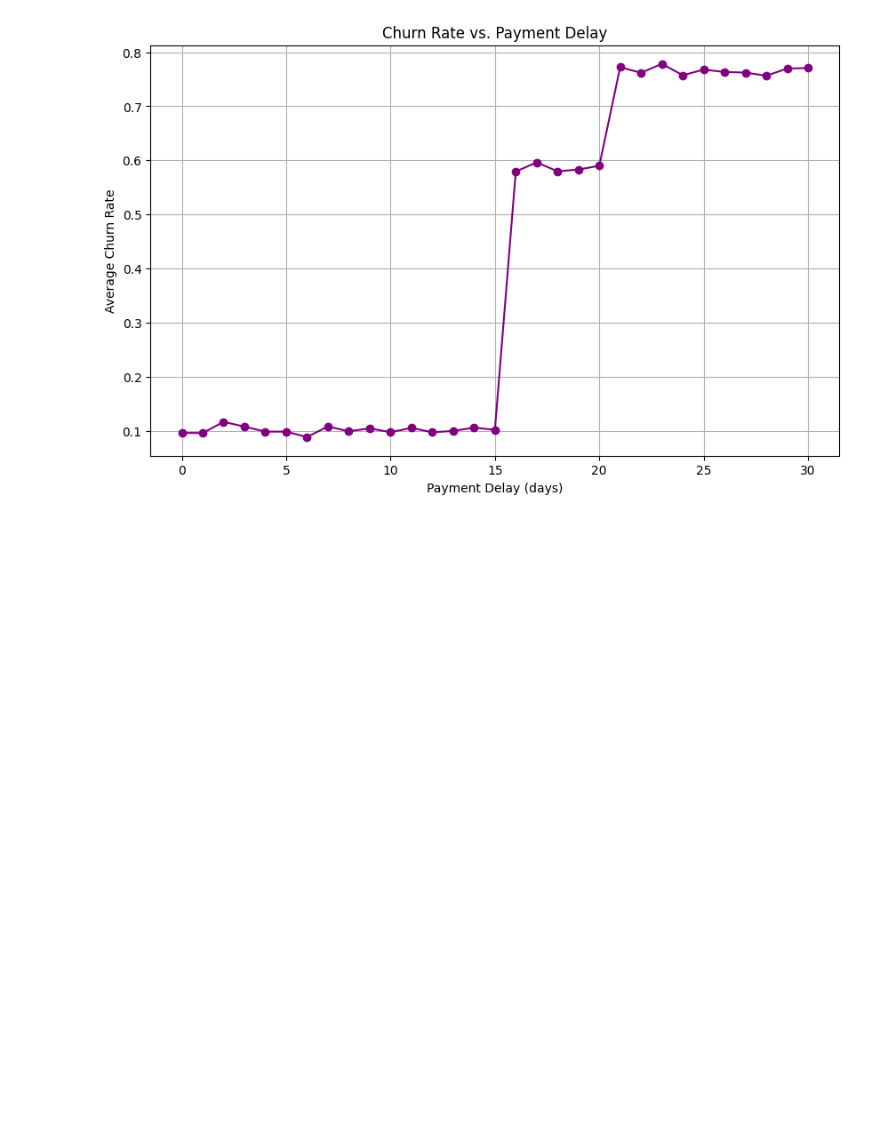
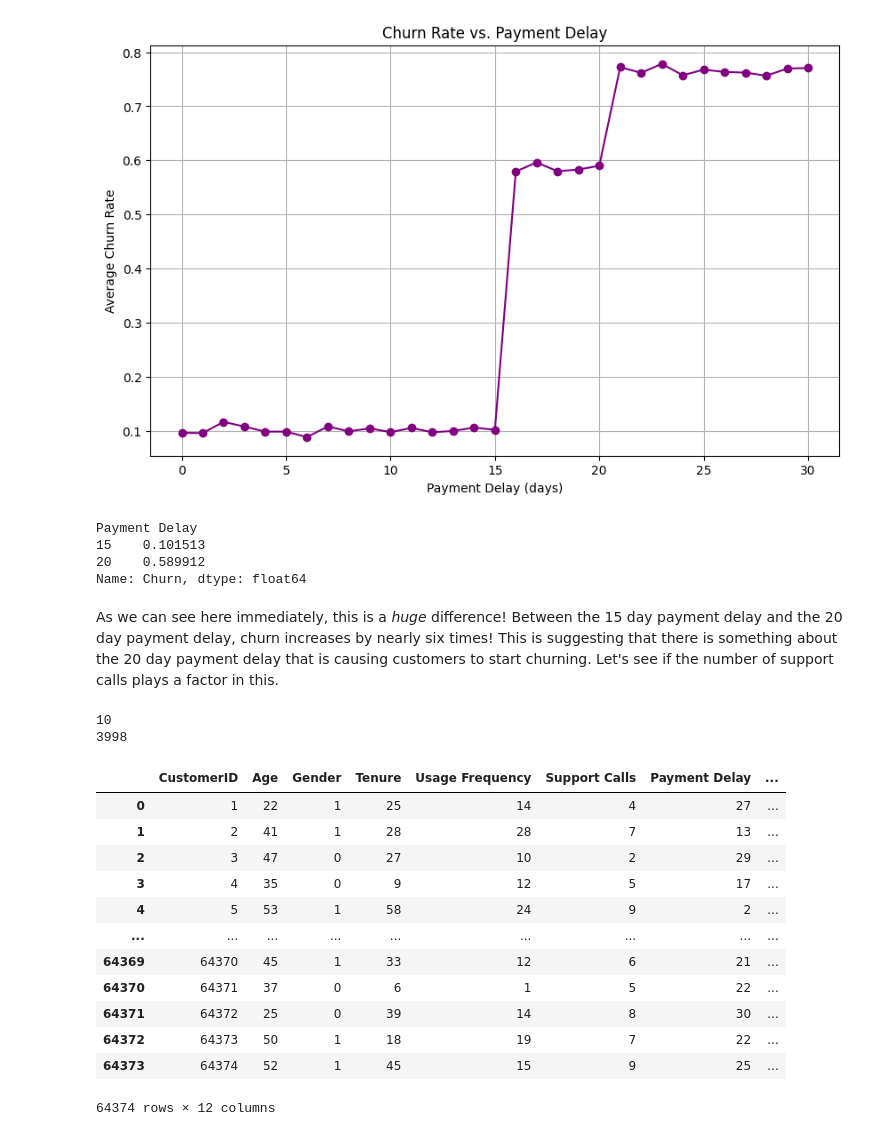
Before and after one commit to sahithidj/p1-customer-churn, a Jupyter notebook: notebooks/customer-churn.ipynb, the cells around one changed output. Saved outputs shown, nothing was run; the diff lists cells and outputs as text; code cells hidden in the pictures; blank space fills up the shorter version.

```diff
--- a/notebooks/customer-churn.ipynb
+++ b/notebooks/customer-churn.ipynb
@@ -189,3 +202,44 @@ plt.grid(True)
 plt.show()
 # %% [output]
 [figure]
+# %%
+#this graph shows a sharp increase in churn values at the payment delay of 15 days and another at 20 days. lets see where these spikes are!
+churn_by_delay.loc[[15,20]]
+# %% [output]
+Payment Delay
+15    0.101513
+20    0.589912
+Name: Churn, dtype: float64
+# %% [markdown]
+As we can see here immediately, this is a *huge* difference! Between the 15 day payment delay and the 20 day payment delay, churn increases by nearly six times!
+This is suggesting that there is something about the 20 day payment delay that is causing customers to start churning. Let's see if the number of support calls plays a factor in this.
+# %%
+train_df["Support Calls"]
+max_customer_calls = train_df["Support Calls"].max()
+print(max_customer_calls)
+
+max_call_customers = train_df[train_df["Support Calls"] == max_customer_calls]
+len(max_call_customers)
+
+#lets check how many of these max call customers have churned, my guess is all of them:
+num = train_df[(train_df["Support Calls"] == max_customer_calls) & (train_df["Churn"] == 1)]
+print(len(num))
+# %% [output]
+10
+3998
+# %%
+train_df
+# %% [output]
+|  | CustomerID | Age | Gender | Tenure | Usage Frequency | Support Calls | Payment Delay | ... |
+| 0 | 1 | 22 | 1 | 25 | 14 | 4 | 27 | ... |
+| 1 | 2 | 41 | 1 | 28 | 28 | 7 | 13 | ... |
+| 2 | 3 | 47 | 0 | 27 | 10 | 2 | 29 | ... |
+| 3 | 4 | 35 | 0 | 9 | 12 | 5 | 17 | ... |
+| 4 | 5 | 53 | 1 | 58 | 24 | 9 | 2 | ... |
+| ... | ... | ... | ... | ... | ... | ... | ... | ... |
+| 64369 | 64370 | 45 | 1 | 33 | 12 | 6 | 21 | ... |
+| 64370 | 64371 | 37 | 0 | 6 | 1 | 5 | 22 | ... |
+| 64371 | 64372 | 25 | 0 | 39 | 14 | 8 | 30 | ... |
+| 64372 | 64373 | 50 | 1 | 18 | 19 | 7 | 22 | ... |
+| 64373 | 64374 | 52 | 1 | 45 | 15 | 9 | 25 | ... |
+64374 rows × 12 columns
```
Also changed, not shown: parts of 18 cells of this notebook, 1 other file.
